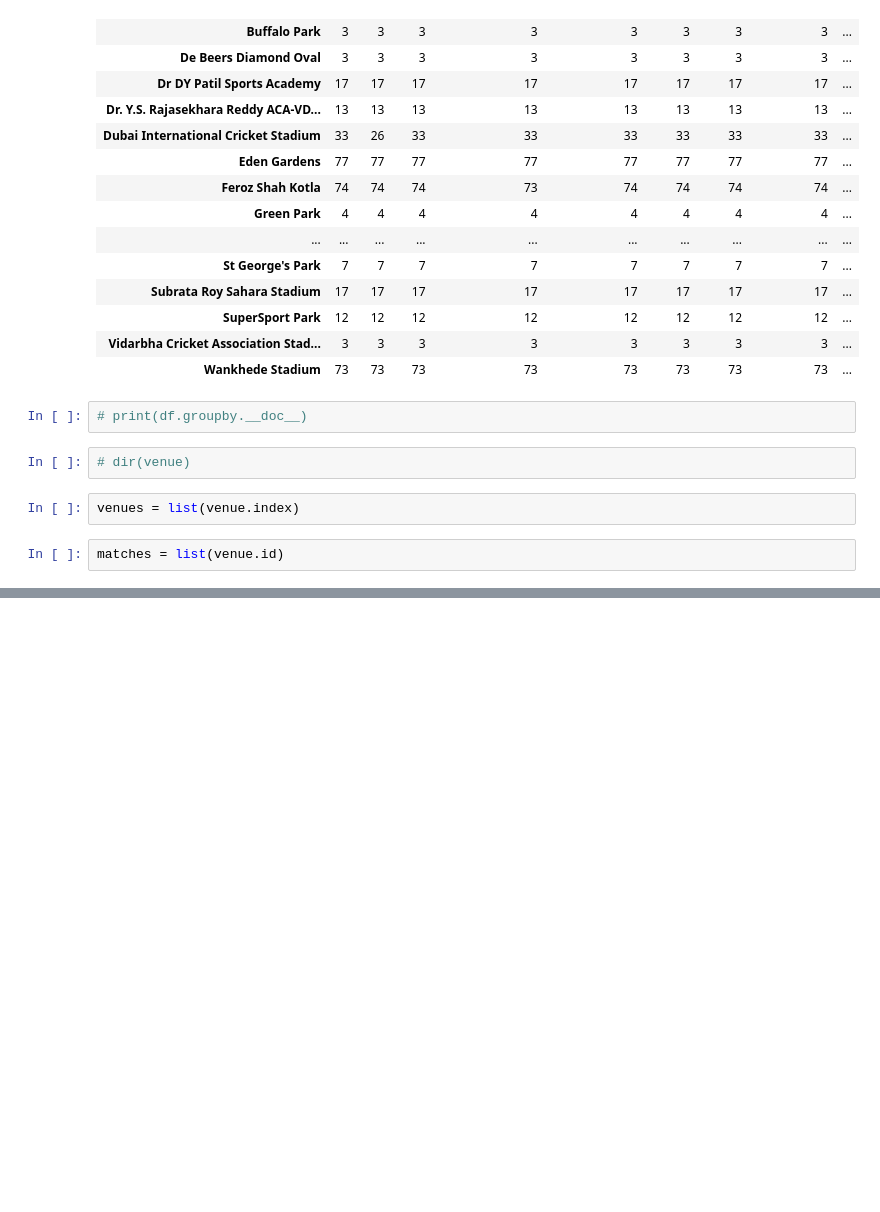
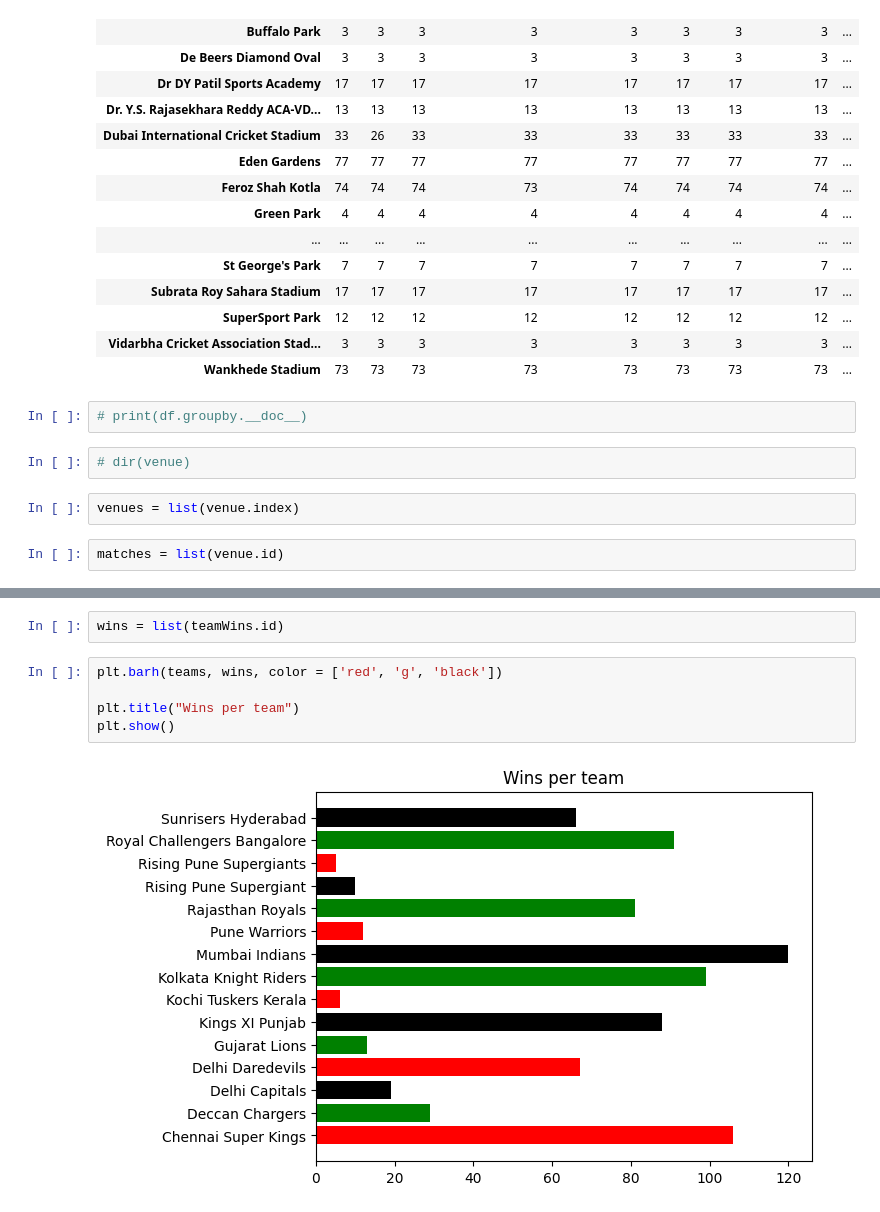
Before and after one commit to AjeebKunhuty/UST-Training-Campus, a Jupyter notebook: Python/dataAnalytics.ipynb, the cells around one changed output, grey strips where cells are left out. Saved outputs shown, nothing was run; the diff lists cells and outputs as text; blank space fills up the shorter version.

```diff
--- a/Python/dataAnalytics.ipynb
+++ b/Python/dataAnalytics.ipynb
@@ -927,0 +959,9 @@ plt.show()
+# %%
+wins = list(teamWins.id)
+# %%
+plt.barh(teams, wins, color = ['red', 'g', 'black'])
+
+plt.title("Wins per team")
+plt.show()
+# %% [output]
+[figure, added]
```
Also changed, not shown: parts of 6 cells of this notebook.
